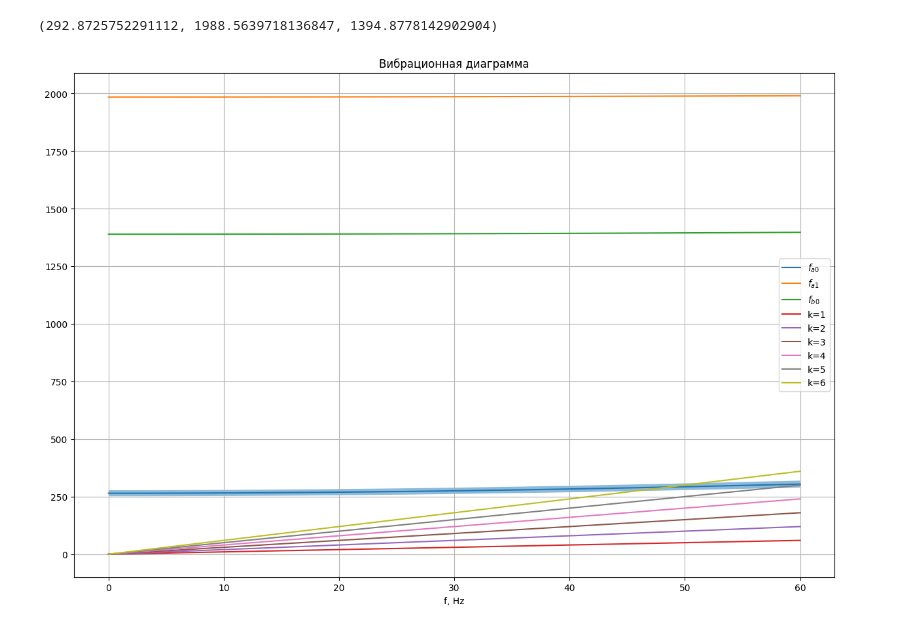
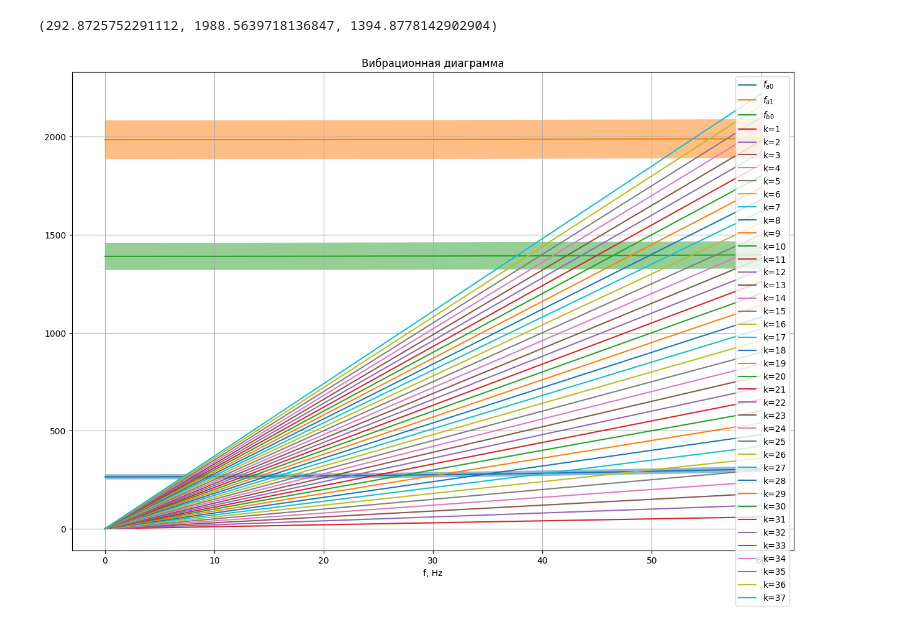
Before and after one commit to AndreyBarTF/turbines_autumn_2022-Homework, a Jupyter notebook: GAZ_DZ_4.ipynb, the cells around one changed output. Saved outputs shown, nothing was run; the diff lists cells and outputs as text; code cells hidden in the pictures.

```diff
--- a/GAZ_DZ_4.ipynb
+++ b/GAZ_DZ_4.ipynb
@@ -81,25 +81,62 @@ def min_max(f, delta=0.05):
 
 n_line = np.linspace(0, 60)
 min_line, max_line = min_max(to_dynamic_frequency(f_a0, n=n_line))
+min_line1, max_line1 = min_max(to_dynamic_frequency(f_a1, n=n_line))
+min_line2, max_line2 = min_max(to_dynamic_frequency(f_b0, n=n_line))
+
 def k_line(k, n=n_line):
     return k * n_line
 # %%
 fig, ax = plt.subplots(1,1,figsize=(15,10))
 ax.plot(n_line, to_dynamic_frequency(f_a0, n=n_line), label='$f_{a0}$')
 ax.plot(n_line, to_dynamic_frequency(f_a1, n=n_line), label='$f_{a1}$')
 ax.plot(n_line, to_dynamic_frequency(f_b0, n=n_line), label='$f_{b0}$')
 ax.fill_between(n_line, y1=min_line, y2=max_line, alpha=0.5)
+ax.fill_between(n_line, y1=min_line1, y2=max_line1, alpha=0.5)
+ax.fill_between(n_line, y1=min_line2, y2=max_line2, alpha=0.5)
 
 ax.plot(n_line, k_line(1), label=f'k={1}')
 ax.plot(n_line, k_line(2), label=f'k={2}')
 ax.plot(n_line, k_line(3), label=f'k={3}')
 ax.plot(n_line, k_line(4), label=f'k={4}')
 ax.plot(n_line, k_line(5), label=f'k={5}')
 ax.plot(n_line, k_line(6), label=f'k={6}')
+ax.plot(n_line, k_line(7), label=f'k={7}')
+ax.plot(n_line, k_line(8), label=f'k={8}')
+ax.plot(n_line, k_line(9), label=f'k={9}')
+ax.plot(n_line, k_line(10), label=f'k={10}')
+ax.plot(n_line, k_line(11), label=f'k={11}')
+ax.plot(n_line, k_line(12), label=f'k={12}')
+ax.plot(n_line, k_line(13), label=f'k={13}')
+ax.plot(n_line, k_line(14), label=f'k={14}')
+ax.plot(n_line, k_line(15), label=f'k={15}')
+ax.plot(n_line, k_line(16), label=f'k={16}')
+ax.plot(n_line, k_line(17), label=f'k={17}')
+ax.plot(n_line, k_line(18), label=f'k={18}')
+ax.plot(n_line, k_line(19), label=f'k={19}')
+ax.plot(n_line, k_line(20), label=f'k={20}')
+ax.plot(n_line, k_line(21), label=f'k={21}')
+ax.plot(n_line, k_line(22), label=f'k={22}')
+ax.plot(n_line, k_line(23), label=f'k={23}')
+ax.plot(n_line, k_line(24), label=f'k={24}')
+ax.plot(n_line, k_line(25), label=f'k={25}')
+ax.plot(n_line, k_line(26), label=f'k={26}')
+ax.plot(n_line, k_line(27), label=f'k={27}')
+ax.plot(n_line, k_line(28), label=f'k={28}')
+ax.plot(n_line, k_line(29), label=f'k={29}')
+ax.plot(n_line, k_line(30), label=f'k={30}')
+ax.plot(n_line, k_line(31), label=f'k={31}')
+ax.plot(n_line, k_line(32), label=f'k={32}')
+ax.plot(n_line, k_line(33), label=f'k={33}')
+ax.plot(n_line, k_line(34), label=f'k={34}')
+ax.plot(n_line, k_line(35), label=f'k={35}')
+ax.plot(n_line, k_line(36), label=f'k={36}')
+ax.plot(n_line, k_line(37), label=f'k={37}')
+
 ax.set_xlabel("n, rps")
 ax.set_xlabel("f, Hz")
 ax.grid()
 ax.legend()
 ax.set_title("Вибрационная диаграмма");
 # %% [output]
-[figure, old version]
+[figure, new version]
```
